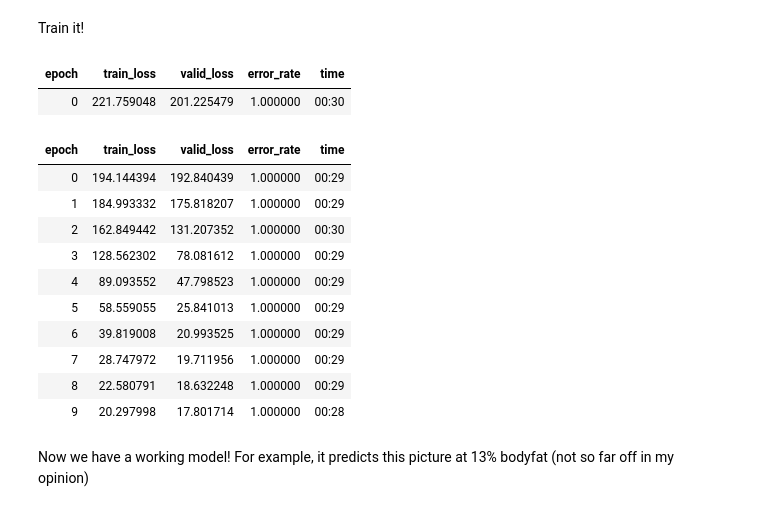
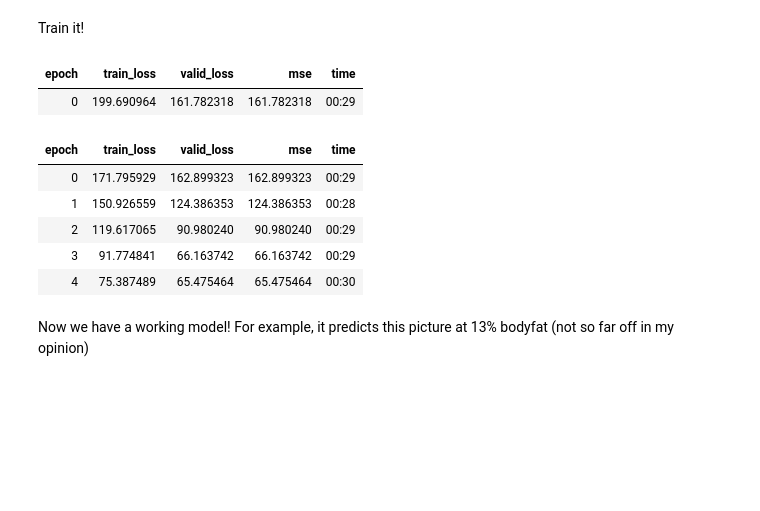
Before and after one commit to kalandjl/LeanAI, a Jupyter notebook: core/leanai-model.ipynb, the cells around one changed output. Cells and saved outputs as stored; diff of their text form; code cells hidden in the pictures; blank space fills up the shorter version.

Commit message:
new resnet50 model - 9 mse

```diff
--- a/core/leanai-model.ipynb
+++ b/core/leanai-model.ipynb
@@ -116,36 +118,3 @@ len(failed)
 0
 # %% [markdown]
 Now lets make the datablock. For augmentations, we'll do all except warp (that might make the phyisquese look too different). We can see some of our datablock's examples with show_batch.
-# %%
-# Create a dictionary: filename -> target
-label_dict = dict(zip(df_labels['filename'], df_labels['target']))
-
-path = Path('images')
-
-def get_y_func(fn):
-    return label_dict[fn.name]  # fn.name is the filename
-
-item_tfms = Resize(192, method="pad")
-
-batch_tfms = aug_transforms(
-    do_flip=True,
-    max_rotate=10,
-    max_zoom=1.1,
-    max_lighting=0.3,
-    max_warp=0.,
-    p_affine=0.75,
-    p_lighting=0.75
-)
-
-dblock = DataBlock(
-    blocks=(ImageBlock, RegressionBlock),
-    get_items=get_image_files,
-    splitter=RandomSplitter(valid_pct=0.2, seed=42),
-    get_y=get_y_func,
-    item_tfms=item_tfms,
-    batch_tfms=batch_tfms
-)
-
-dls = dblock.dataloaders(path, bs=32)
-
-dls.train.show_batch(max_n=6)
@@ -154,22 +212,19 @@ dls.train.show_batch(max_n=6)
 # %% [markdown]
 Train it!
 # %%
-learn = vision_learner(dls, resnet18, metrics=mse)
-learn.fine_tune(10)
+learn = vision_learner(dls, resnet50, metrics=mse)
+learn.lr_find()
-# %% [output]
-| epoch | train_loss | valid_loss | error_rate | time |
-| 0 | 221.759048 | 201.225479 | 1.000000 | 00:30 |
-| epoch | train_loss | valid_loss | error_rate | time |
-| 0 | 194.144394 | 192.840439 | 1.000000 | 00:29 |
-| 1 | 184.993332 | 175.818207 | 1.000000 | 00:29 |
-| 2 | 162.849442 | 131.207352 | 1.000000 | 00:30 |
-| 3 | 128.562302 | 78.081612 | 1.000000 | 00:29 |
-| 4 | 89.093552 | 47.798523 | 1.000000 | 00:29 |
-| 5 | 58.559055 | 25.841013 | 1.000000 | 00:29 |
-| 6 | 39.819008 | 20.993525 | 1.000000 | 00:29 |
-| 7 | 28.747972 | 19.711956 | 1.000000 | 00:29 |
-| 8 | 22.580791 | 18.632248 | 1.000000 | 00:29 |
-| 9 | 20.297998 | 17.801714 | 1.000000 | 00:28 |
+# %%
+learn.fine_tune(20)
+# %% [output]
+| epoch | train_loss | valid_loss | mse | time |
+| 0 | 199.690964 | 161.782318 | 161.782318 | 00:29 |
+| epoch | train_loss | valid_loss | mse | time |
+| 0 | 171.795929 | 162.899323 | 162.899323 | 00:29 |
+| 1 | 150.926559 | 124.386353 | 124.386353 | 00:28 |
+| 2 | 119.617065 | 90.980240 | 90.980240 | 00:29 |
+| 3 | 91.774841 | 66.163742 | 66.163742 | 00:29 |
+| 4 | 75.387489 | 65.475464 | 65.475464 | 00:30 |
 # %% [markdown]
 Now we have a working model! For example, it predicts this picture at 13% bodyfat (not so far off in my opinion)
 # %%
```
Also changed, not shown: parts of 9 cells of this notebook, 2 other files.
